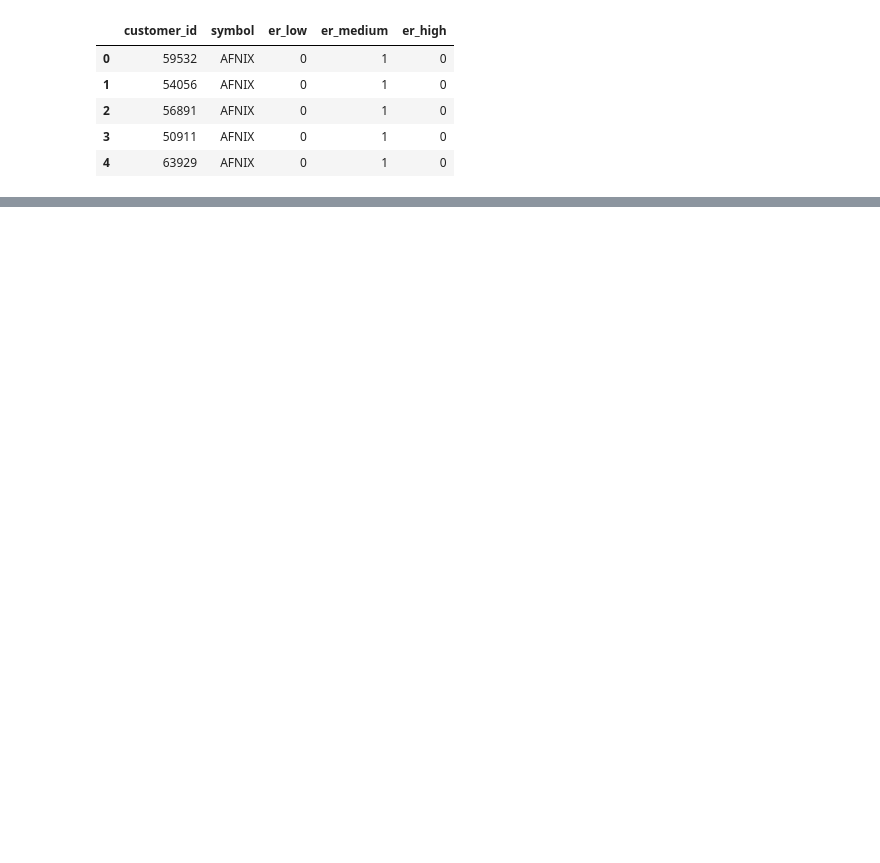
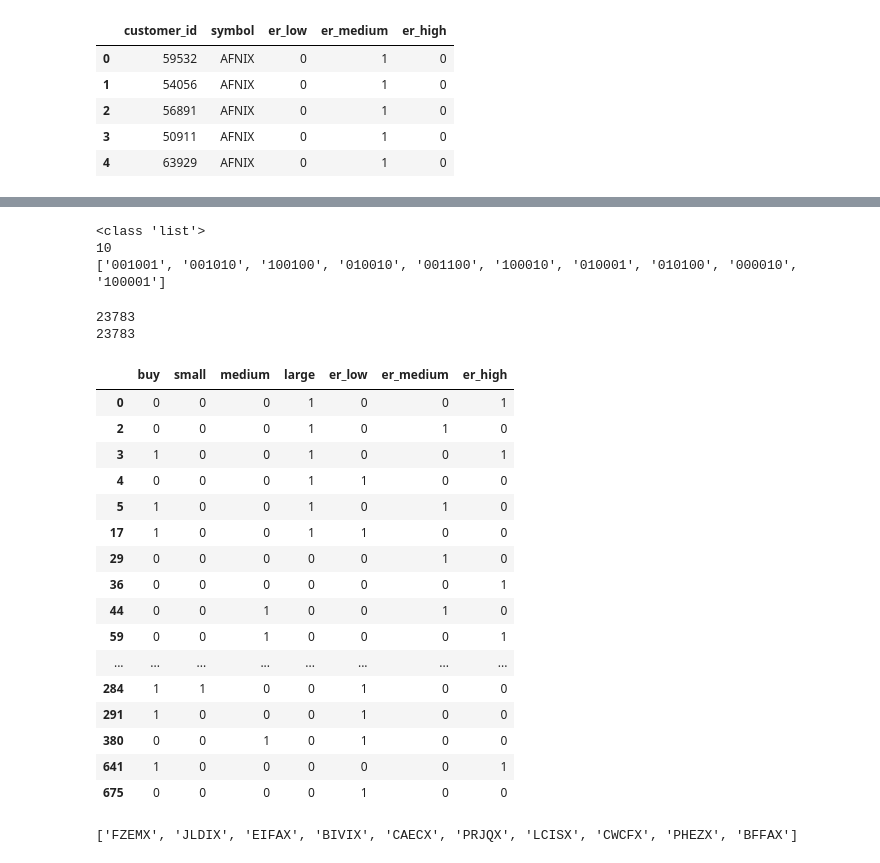
Before and after one commit to bthodla/udsnd_capstone, a Jupyter notebook: invest_sure.ipynb, the cells around one changed output, grey strips where cells are left out. Cells and saved outputs as stored; diff of their text form; code cells hidden in the pictures; blank space fills up the shorter version.

```diff
--- a/invest_sure.ipynb
+++ b/invest_sure.ipynb
@@ -355,0 +373,10 @@ df_mutual_fund['er_high'] = (df_mutual_fund['exp_ratio'] * 100 > 1.0).astype(int
+# %%
+# Using Initial Investment values to add new columns named "init_inv_low", "init_inv_med", "init_inv_high"
+# First, let us set all NaN values to zero which is an acceptable replacement. If no initial investment requirement is specified, it means that it is left to the discretion of the investor
+df_mutual_fund['init_inv'].fillna(value=0, inplace=True)
+
+# Add the new columns
+df_mutual_fund['init_inv_low'] = (df_mutual_fund['init_inv'] <= 1000).astype(int)
+df_mutual_fund['init_inv_medium'] = (np.logical_and(df_mutual_fund['init_inv'] > 1000, df_mutual_fund['init_inv'] <= 100000)).astype(int)
+df_mutual_fund['init_inv_high'] = (df_mutual_fund['init_inv'] > 100000).astype(int)
+df_mutual_fund.head()
@@ -355,0 +390,10 @@ df_mutual_fund['er_high'] = (df_mutual_fund['exp_ratio'] * 100 > 1.0).astype(int
+# %%
+# Using Year-to-date Return values to add new columns named "low", "moderate" and "high"
+# First, let us set all NaN values to zero which is a generally acceptable replacement. No YTD Return value may be available for the fund
+df_mutual_fund['ytd_return'].fillna(value=0, inplace=True)
+
+# Add the new columns
+df_mutual_fund['ytd_low'] = (np.logical_and(df_mutual_fund['ytd_return'] > 0, df_mutual_fund['ytd_return'] <= 0.05)).astype(int)
+df_mutual_fund['ytd_moderate'] = (np.logical_and(df_mutual_fund['ytd_return'] > 0.05, df_mutual_fund['ytd_return'] <= 0.1)).astype(int)
+df_mutual_fund['ytd_high'] = (df_mutual_fund['ytd_return'] > 0.1).astype(int)
+df_mutual_fund.head()
@@ -355,0 +408,6 @@ df_mutual_fund['er_high'] = (df_mutual_fund['exp_ratio'] * 100 > 1.0).astype(int
+# %%
+# Using Investment Type values to add new columns named "growth", "value" and "blend"
+df_mutual_fund['growth'] = (df_mutual_fund['inv_type'] == 'Growth').astype(int)
+df_mutual_fund['value'] = (df_mutual_fund['inv_type'] == 'Value').astype(int)
+df_mutual_fund['blend'] = (df_mutual_fund['inv_type'] == 'Blend').astype(int)
+df_mutual_fund.head()
@@ -543,0 +668,6 @@ df_cust_fund_rec_matrix.head()
+# %%
+# Create a feature signature for the Mutual Funds dataframe
+# feature_list = ['buy', 'small', 'medium', 'large', 'er_low', 'er_medium', 'er_high']
+feature_list = ['small', 'medium', 'large', 'er_low', 'er_medium', 'er_high']
+create_feature_signature(df_mutual_fund, feature_list, 'feature_signature')
+df_mutual_fund.head()
@@ -543,0 +716,46 @@ df_cust_fund_rec_matrix.head()
+# %%
+owned_funds_1 = df_mutual_fund[df_mutual_fund['symbol'].isin(owned_funds_list_1)][['feature_signature']].drop_duplicates().values.tolist()
+owned_funds_list = [''.join(ele) for ele in owned_funds_1]
+print(type(owned_funds_list))
+# print(df_owned_funds_1.shape[0])
+print(len(owned_funds_list))
+print(owned_funds_list)
+# %% [output]
+<class 'list'>
+10
+['001001', '001010', '100100', '010010', '001100', '100010', '010001', '010100', '000010', '100001']
+# %%
+# df_matching_funds_1 = pd.merge(df_mutual_fund, df_owned_funds_1, on='feature_signature')
+df_matching_funds_1 = df_mutual_fund['feature_signature'].isin(owned_funds_list)
+print(df_matching_funds_1.shape[0])
+print(df_mutual_fund.shape[0])
+# %% [output]
+23783
+23783
+# %%
+df_mutual_fund[['buy'] + feature_list].drop_duplicates()
+# %% [output]
+|  | buy | small | medium | large | er_low | er_medium | er_high |
+| 0 | 0 | 0 | 0 | 1 | 0 | 0 | 1 |
+| 2 | 0 | 0 | 0 | 1 | 0 | 1 | 0 |
+| 3 | 1 | 0 | 0 | 1 | 0 | 0 | 1 |
+| 4 | 0 | 0 | 0 | 1 | 1 | 0 | 0 |
+| 5 | 1 | 0 | 0 | 1 | 0 | 1 | 0 |
+| 17 | 1 | 0 | 0 | 1 | 1 | 0 | 0 |
+| 29 | 0 | 0 | 0 | 0 | 0 | 1 | 0 |
+| 36 | 0 | 0 | 0 | 0 | 0 | 0 | 1 |
+| 44 | 0 | 0 | 1 | 0 | 0 | 1 | 0 |
+| 59 | 0 | 0 | 1 | 0 | 0 | 0 | 1 |
+| ... | ... | ... | ... | ... | ... | ... | ... |
+| 284 | 1 | 1 | 0 | 0 | 1 | 0 | 0 |
+| 291 | 1 | 0 | 0 | 0 | 1 | 0 | 0 |
+| 380 | 0 | 0 | 1 | 0 | 1 | 0 | 0 |
+| 641 | 1 | 0 | 0 | 0 | 0 | 0 | 1 |
+| 675 | 0 | 0 | 0 | 0 | 1 | 0 | 0 |
+# %%
+# Testing using Customer ID 53026
+recommended_funds_2 = recommend_similar_funds(list(df_cust_fund_features.query('customer_id == 53026')['symbol']))
+# recommended_funds_2 = recommend_similar_funds(['SKCRX', 'HVOVX'])
+print(recommended_funds_2)
+# %% [output]
+['FZEMX', 'JLDIX', 'EIFAX', 'BIVIX', 'CAECX', 'PRJQX', 'LCISX', 'CWCFX', 'PHEZX', 'BFFAX']
```
Also changed, not shown: parts of 47 cells of this notebook, 2 other files.
